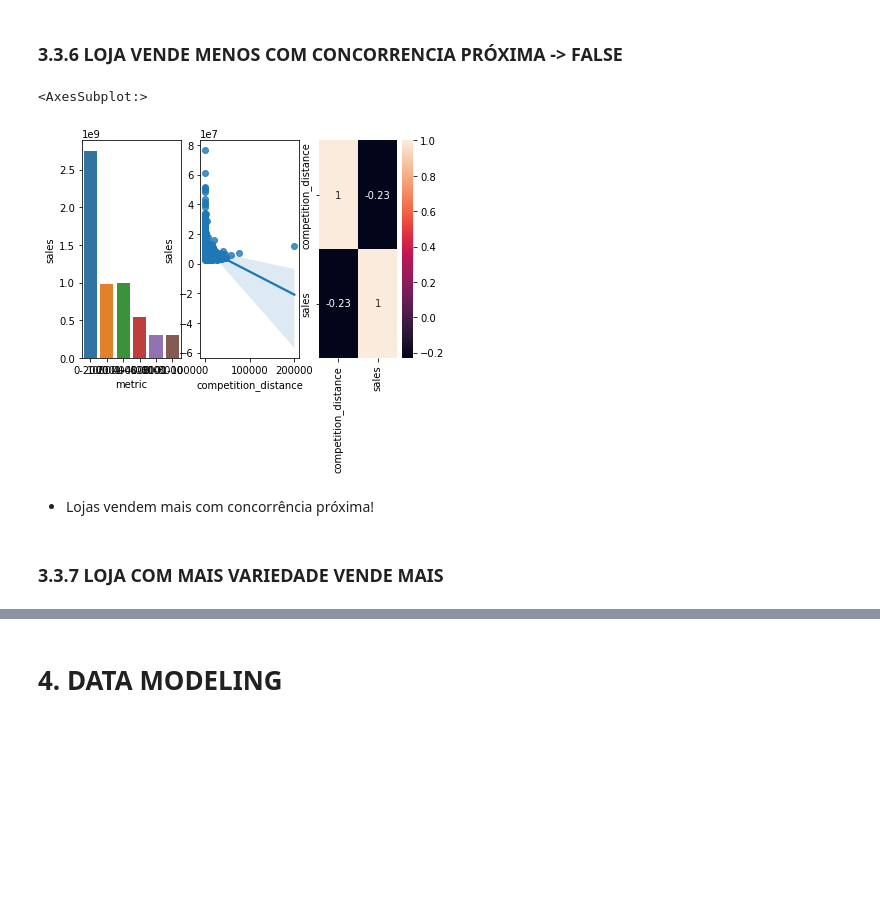
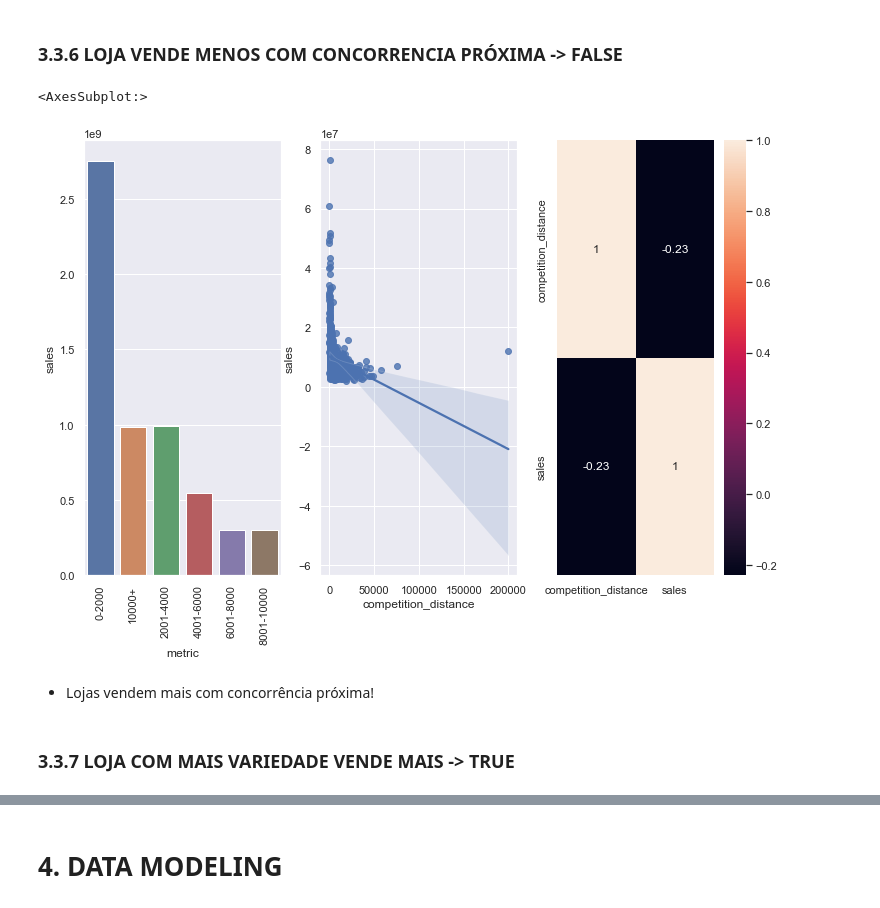
Before and after one commit to danjaca/predicting_sales_rossmann, a Jupyter notebook: Rossmann_predict_sales.ipynb, the cells around one changed output, grey strips where cells are left out. Saved outputs shown, nothing was run; the diff lists cells and outputs as text; code cells hidden in the pictures; blank space fills up the shorter version.

```diff
--- a/Rossmann_predict_sales.ipynb
+++ b/Rossmann_predict_sales.ipynb
@@ -5,7 +5,7 @@ def jupyter_settings():
     %matplotlib inline
 
     plt.style.use('bmh')
-    plt.rcParams['figure.figsize'] = [24, 12]
+    plt.rcParams['figure.figsize'] = [24, 24]
     plt.rcParams['font.size'] = 5
 
     display(HTML('<style>.conteiner{width:100% !important;}</style>'))
@@ -18,6 +18,8 @@ def jupyter_settings():
 
     sns.set()
     jupyter_settings()
+
+sns.set(rc={'figure.figsize':(12,8)})
 # %%
 import pandas as pd
 import numpy as np
@@ -729,27 +698,30 @@ sns.heatmap(aux.corr(method='pearson'),annot=True)
 # %%
 aux = df3[['sales','competition_distance']].groupby('competition_distance').sum().reset_index()
 aux['competition_distance'] = aux['competition_distance'].astype(int)
 aux['metric'] = aux.apply(lambda x: '0-2000' if  x['competition_distance']<=2000 else
                           '2001-4000' if 2000<x['competition_distance']<=4000 else
                           '4001-6000' if 4000<x['competition_distance']<=6000 else
                           '6001-8000'if 6000<x['competition_distance']<=8000 else
                           '8001-10000' if 8000<x['competition_distance']<=10000 else
                           '10000+',axis=1)
 
 aux2=aux[['metric','sales']].groupby('metric').sum().reset_index()
+aux2 =aux2.sort_values(by='metric')
 
 plt.subplot(1,3,1)
 sns.barplot(x='metric',y='sales',data=aux2)
+plt.xticks(rotation=90)
+
 
 plt.subplot(1,3,2)
 sns.regplot(x='competition_distance',y='sales',data=aux)
 
 plt.subplot(1,3,3)
 sns.heatmap(aux.corr(method='pearson'),annot=True)
 # %% [output]
 <AxesSubplot:>
-[figure, old version]
+[figure, new version]
 # %% [markdown]
 * Lojas vendem mais com concorrência próxima!
 # %% [markdown]
-### 3.3.7 LOJA COM MAIS VARIEDADE VENDE MAIS
+### 3.3.7 LOJA COM MAIS VARIEDADE VENDE MAIS -> TRUE
```
Also changed, not shown: parts of 24 cells of this notebook.
